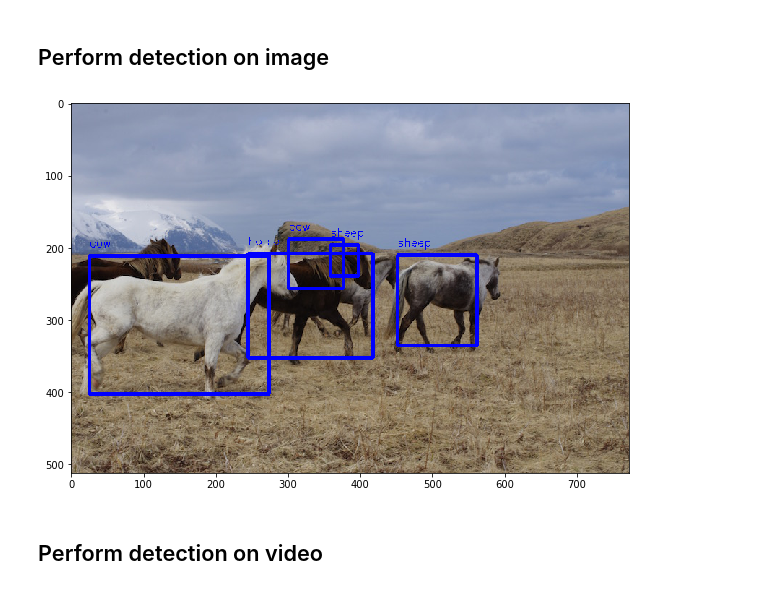
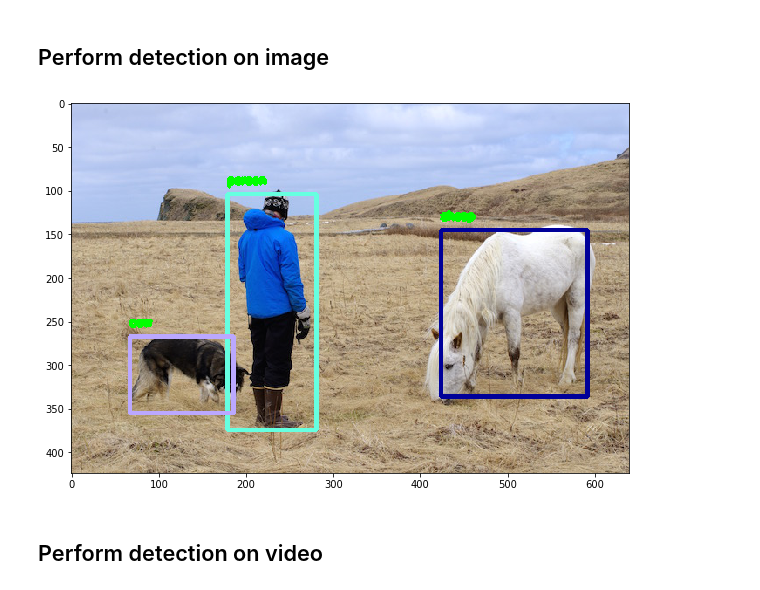
Before and after one commit to experiencor/keras-yolo2, a Jupyter notebook: Basic Yolo Keras.ipynb, the cells around one changed output. Saved outputs shown, nothing was run; the diff lists cells and outputs as text; code cells hidden in the pictures.

```diff
--- a/Basic Yolo Keras.ipynb
+++ b/Basic Yolo Keras.ipynb
@@ -316,22 +316,22 @@ Epoch 00008: early stopping
 # %%
 model.load_weights("weights.hdf5")
 # %%
-image = cv2.imread('images/horses.jpg')
+image = cv2.imread('images/person.jpg')
 
 plt.figure(figsize=(10,10))
 
 input_image = cv2.resize(image, (416, 416))
 input_image = input_image / 255.
 input_image = input_image[:,:,::-1]
 input_image = np.expand_dims(input_image, 0)
 
 netout = model.predict(input_image)
 
 #print netout
-image = interp_netout(image, netout[0])
+image = interpret_netout(image, netout[0])
 plt.imshow(image[:,:,::-1]); plt.show()
 # %% [output]
-[figure, old version]
+[figure, new version]
 # %% [markdown]
 ## Perform detection on video
 # %%
```
